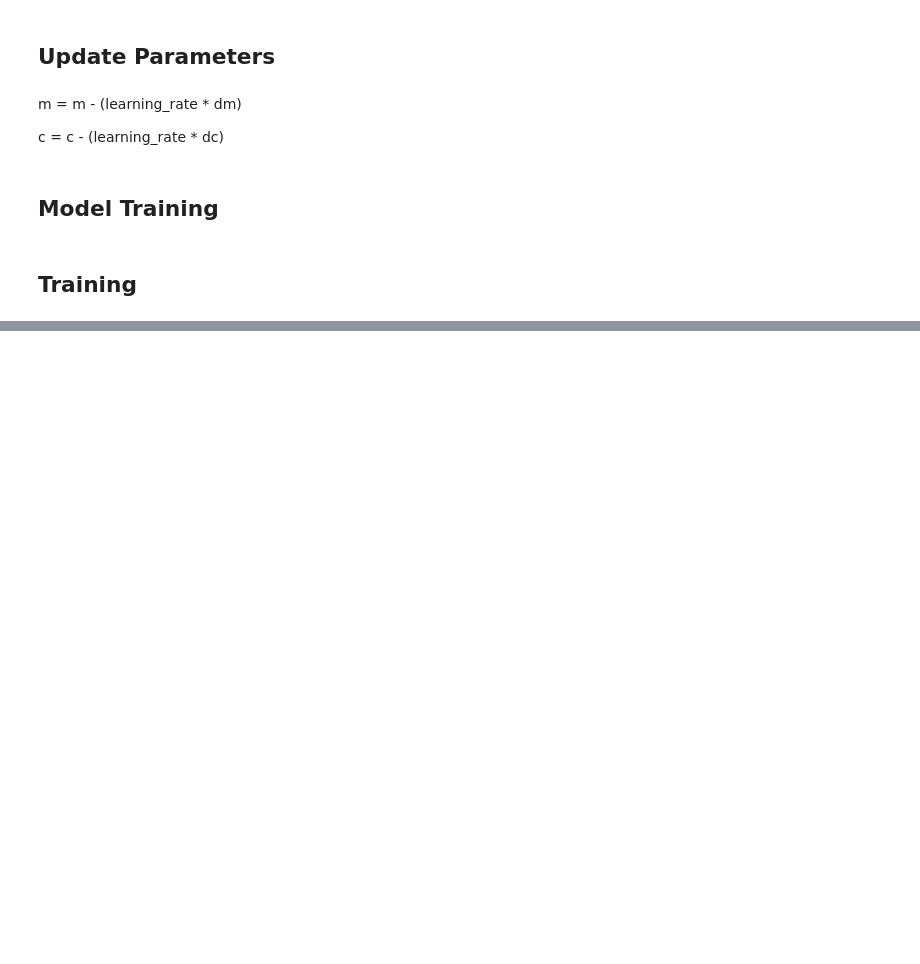
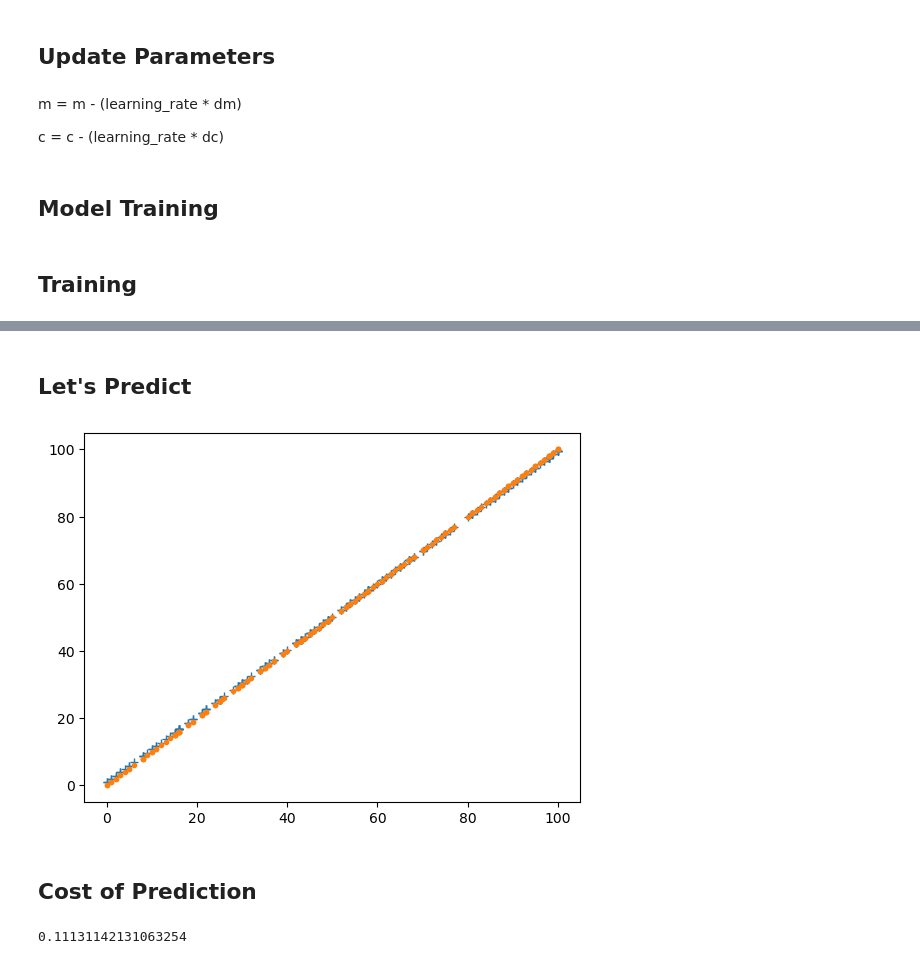
Before and after one commit to ArpitTripathi945/ML_Models_Scratch, a Jupyter notebook: linear_regression.ipynb, the cells around one changed output, grey strips where cells are left out. Saved outputs shown, nothing was run; the diff lists cells and outputs as text; code cells hidden in the pictures; blank space fills up the shorter version.

```diff
--- a/linear_regression.ipynb
+++ b/linear_regression.ipynb
@@ -177,0 +210,15 @@ Iteration = 6, Loss = 12.36489820730554
+# %% [markdown]
+## Let's Predict
+# %%
+test_predictions = test_input * parameters['m'] + parameters['c']
+plt.plot(test_input, test_predictions, "+")
+plt.plot(test_input, test_output, ".")
+plt.show()
+# %% [output]
+[figure, added]
+# %% [markdown]
+## Cost of Prediction
+# %%
+cost_function(test_output, test_predictions)
+# %% [output]
+0.11131142131063254
```
Also changed, not shown: parts of 6 cells of this notebook.
